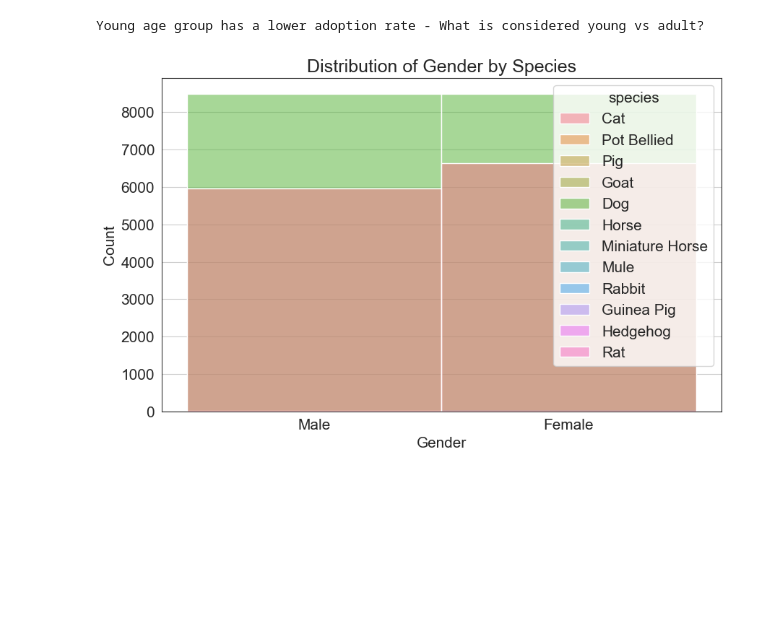
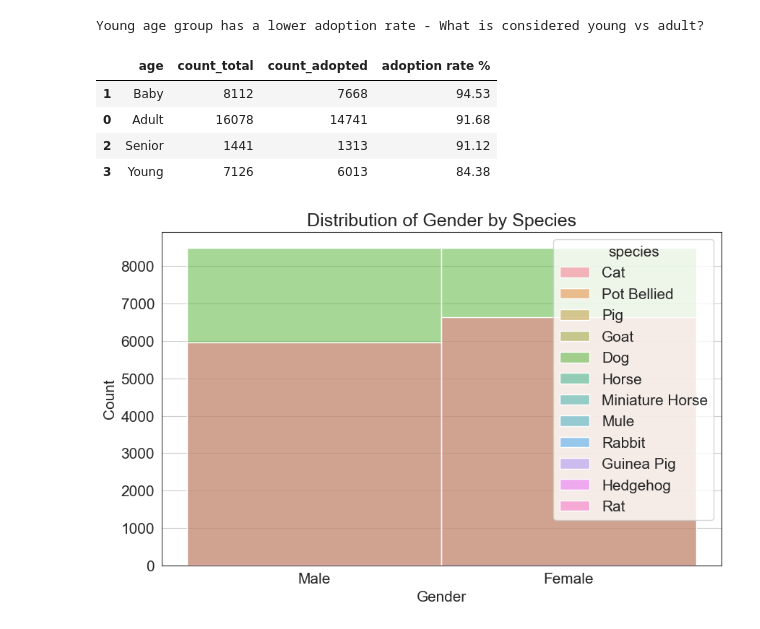
Before and after one commit to elisianguyen/2023-Tennessee-Adoption-Dynamics, a Jupyter notebook: notebooks/all_animal_adoptions_analysis_mvp.ipynb, the cells around one changed output. Cells and saved outputs as stored; diff of their text form; code cells hidden in the pictures; blank space fills up the shorter version.

```diff
--- a/notebooks/all_animal_adoptions_analysis_mvp.ipynb
+++ b/notebooks/all_animal_adoptions_analysis_mvp.ipynb
@@ -612,6 +653,14 @@ print('Young age group has a lower adoption rate - What is considered young vs a
 # %% [output]
 [figure]
 Young age group has a lower adoption rate - What is considered young vs adult?
+# %%
+age_ar
+# %% [output]
+|  | age | count_total | count_adopted | adoption rate % |
+| 1 | Baby | 8112 | 7668 | 94.53 |
+| 0 | Adult | 16078 | 14741 | 91.68 |
+| 2 | Senior | 1441 | 1313 | 91.12 |
+| 3 | Young | 7126 | 6013 | 84.38 |
 # %%
 # What is the distribution of gender by species?
 
```
Also changed, not shown: parts of 30 cells of this notebook, 23 other files.
